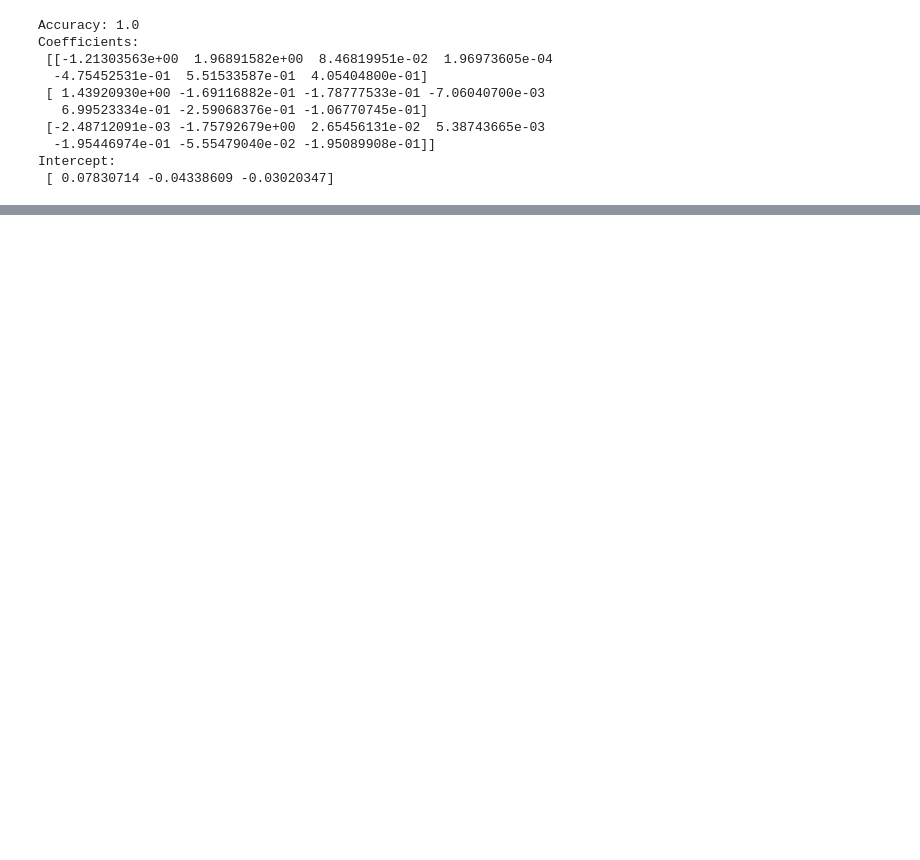
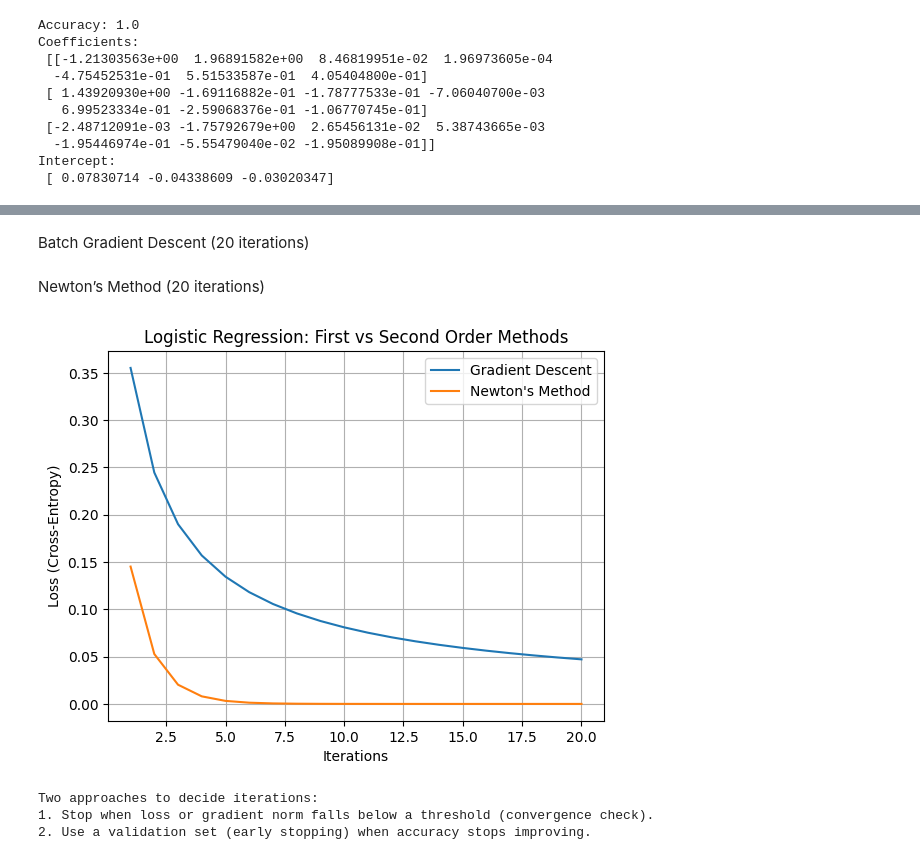
Before and after one commit to Dulavinya/Pattern_Recognition, a Jupyter notebook: Assignment_2.ipynb, the cells around one changed output, grey strips where cells are left out. Cells and saved outputs as stored; diff of their text form; code cells hidden in the pictures; blank space fills up the shorter version.

```diff
--- a/Assignment_2.ipynb
+++ b/Assignment_2.ipynb
@@ -114,0 +144,18 @@ Intercept:
+# %%
+import numpy as np
+import matplotlib.pyplot as plt
+from sklearn.datasets import make_blobs
+
+# Q1: Generate synthetic dataset
+np.random.seed(0)
+centers = [[-5, 0], [5, 1.5]]
+X, y = make_blobs(n_samples=2000, centers=centers, random_state=5)
+
+# Apply linear transformation
+transformation = [[0.5, 0.5], [-0.5, 1.5]]
+X = np.dot(X, transformation)
+
+# Add intercept (bias column of 1s)
+X = np.hstack([np.ones((X.shape[0], 1)), X])  # Shape = (2000, 3)
+# %% [markdown]
+Batch Gradient Descent (20 iterations)
@@ -114,0 +185,41 @@ Intercept:
+# %% [markdown]
+Newton’s Method (20 iterations)
+# %%
+def newtons_method(X, y, iters=20):
+    w = np.zeros(X.shape[1])
+    losses = []
+
+    for _ in range(iters):
+        y_hat = sigmoid(X @ w)
+        grad = X.T @ (y_hat - y) / X.shape[0]
+
+        # Hessian matrix
+        S = np.diag((y_hat * (1 - y_hat)))
+        H = (X.T @ S @ X) / X.shape[0]
+
+        # Newton update
+        w -= np.linalg.inv(H) @ grad
+        losses.append(loss_fn(X, y, w))
+    return w, losses
+
+# Run Newton’s method
+w_newton, losses_newton = newtons_method(X, y, iters=20)
+# %%
+plt.plot(range(1, 21), losses_gd, label="Gradient Descent")
+plt.plot(range(1, 21), losses_newton, label="Newton's Method")
+plt.xlabel("Iterations")
+plt.ylabel("Loss (Cross-Entropy)")
+plt.title("Logistic Regression: First vs Second Order Methods")
+plt.legend()
+plt.grid(True)
+plt.show()
+# %% [output]
+[figure, added]
+# %%
+print("Two approaches to decide iterations:")
+print("1. Stop when loss or gradient norm falls below a threshold (convergence check).")
+print("2. Use a validation set (early stopping) when accuracy stops improving.")
+# %% [output]
+Two approaches to decide iterations:
+1. Stop when loss or gradient norm falls below a threshold (convergence check).
+2. Use a validation set (early stopping) when accuracy stops improving.
```
Also changed, not shown: parts of 8 cells of this notebook.
